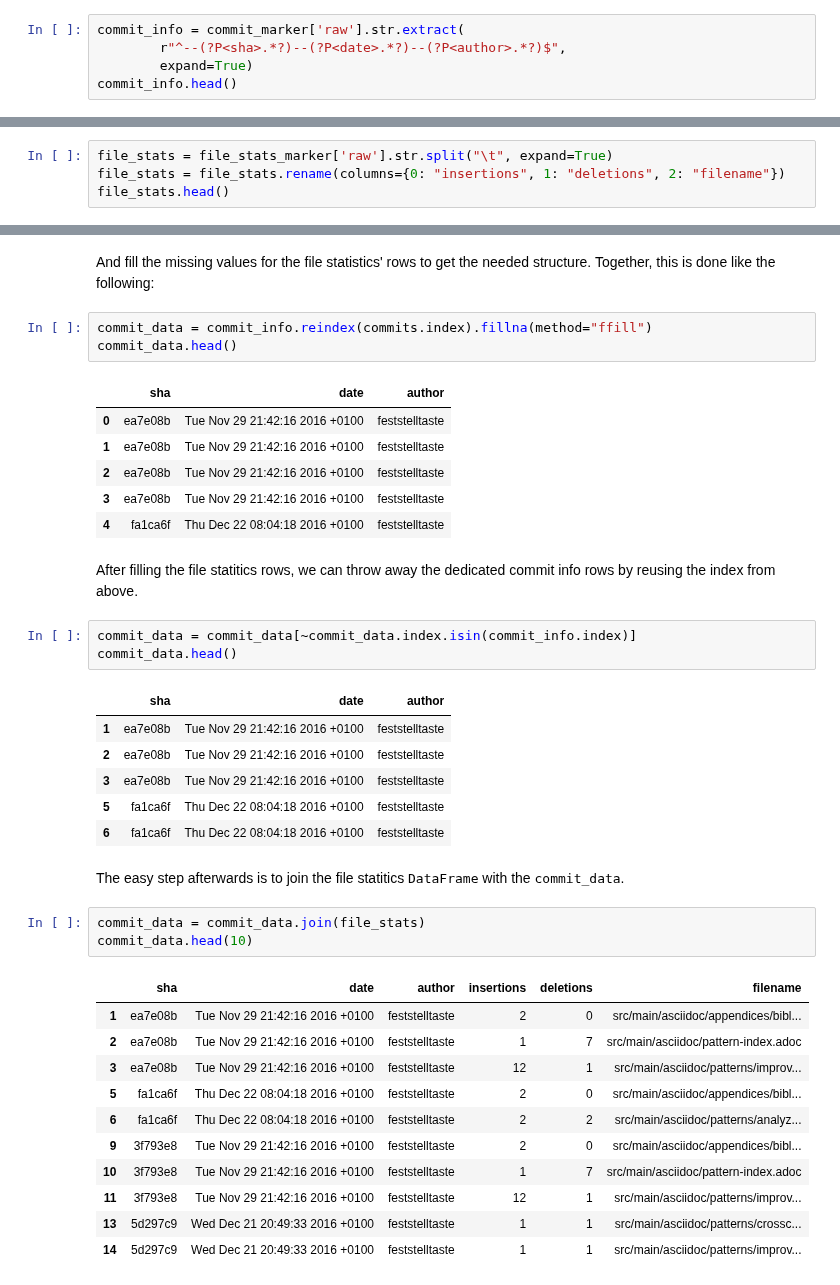
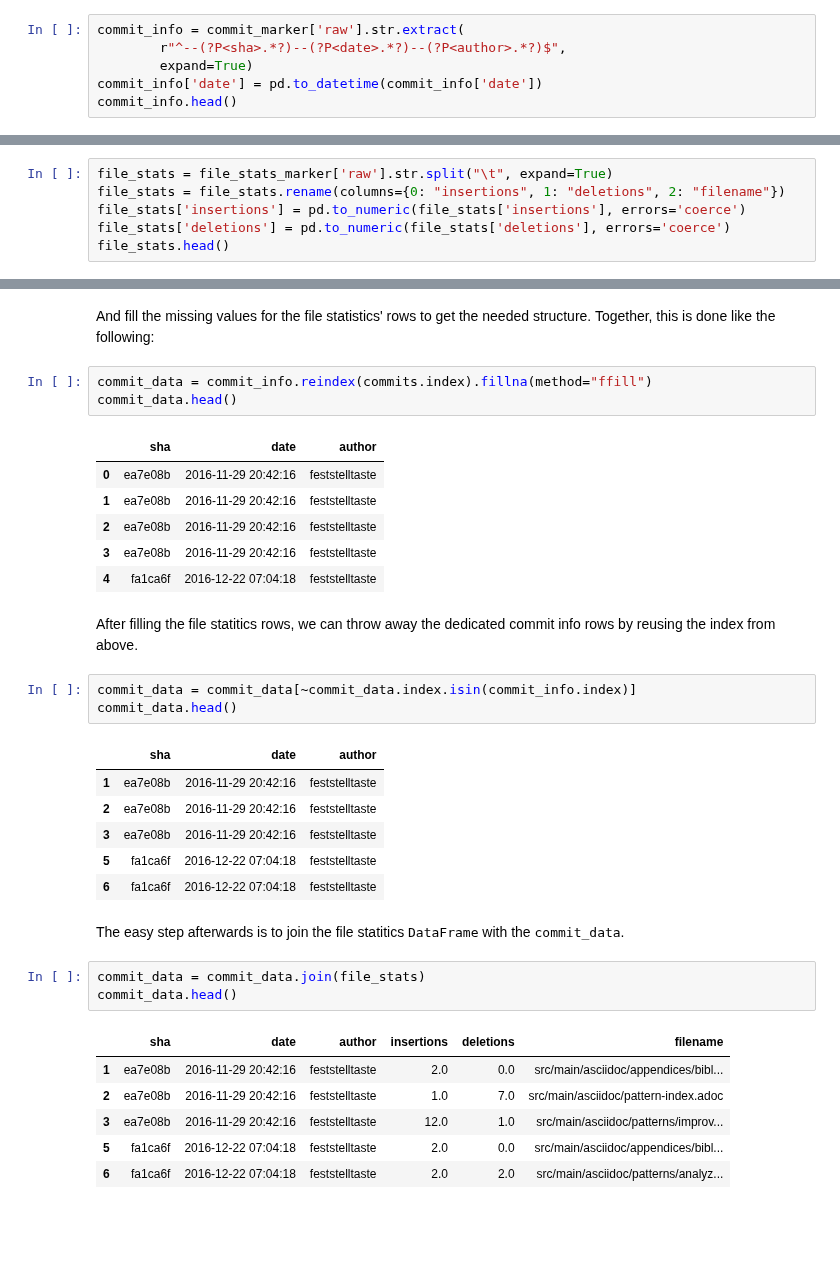
Before and after one commit to feststelltaste/software-analytics, a Jupyter notebook: notebooks/Reading Git commits from a Git log output.ipynb, the cells around one changed output, grey strips where cells are left out. Saved outputs shown, nothing was run; the diff lists cells and outputs as text; blank space fills up the shorter version.

```diff
--- a/notebooks/Reading Git commits from a Git log output.ipynb
+++ b/notebooks/Reading Git commits from a Git log output.ipynb
@@ -78,6 +78,7 @@ We simply store the result into a new <tt>DataFrame</tt> variable.
 commit_info = commit_marker['raw'].str.extract(
         r"^--(?P<sha>.*?)--(?P<date>.*?)--(?P<author>.*?)$",
         expand=True)
+commit_info['date'] = pd.to_datetime(commit_info['date'])
 commit_info.head()
 # %% [output]
 |  | sha | date | author |
@@ -107,6 +108,8 @@ Luckily, the row's data is just a tab separated string that we can easily split
 # %%
 file_stats = file_stats_marker['raw'].str.split("\t", expand=True)
 file_stats = file_stats.rename(columns={0: "insertions", 1: "deletions", 2: "filename"})
+file_stats['insertions'] = pd.to_numeric(file_stats['insertions'], errors='coerce')
+file_stats['deletions'] = pd.to_numeric(file_stats['deletions'], errors='coerce')
 file_stats.head()
 # %% [output]
 |  | insertions | deletions | filename |
@@ -147,11 +150,11 @@ commit_data = commit_info.reindex(commits.index).fillna(method="ffill")
 commit_data.head()
 # %% [output]
 |  | sha | date | author |
-| 0 | ea7e08b | Tue Nov 29 21:42:16 2016 +0100 | feststelltaste |
-| 1 | ea7e08b | Tue Nov 29 21:42:16 2016 +0100 | feststelltaste |
-| 2 | ea7e08b | Tue Nov 29 21:42:16 2016 +0100 | feststelltaste |
-| 3 | ea7e08b | Tue Nov 29 21:42:16 2016 +0100 | feststelltaste |
-| 4 | fa1ca6f | Thu Dec 22 08:04:18 2016 +0100 | feststelltaste |
+| 0 | ea7e08b | 2016-11-29 20:42:16 | feststelltaste |
+| 1 | ea7e08b | 2016-11-29 20:42:16 | feststelltaste |
+| 2 | ea7e08b | 2016-11-29 20:42:16 | feststelltaste |
+| 3 | ea7e08b | 2016-11-29 20:42:16 | feststelltaste |
+| 4 | fa1ca6f | 2016-12-22 07:04:18 | feststelltaste |
 # %% [markdown]
 After filling the file statitics rows, we can throw away the dedicated commit info rows by reusing the index from above.
 # %%
@@ -159,25 +162,20 @@ commit_data = commit_data[~commit_data.index.isin(commit_info.index)]
 commit_data.head()
 # %% [output]
 |  | sha | date | author |
-| 1 | ea7e08b | Tue Nov 29 21:42:16 2016 +0100 | feststelltaste |
-| 2 | ea7e08b | Tue Nov 29 21:42:16 2016 +0100 | feststelltaste |
-| 3 | ea7e08b | Tue Nov 29 21:42:16 2016 +0100 | feststelltaste |
-| 5 | fa1ca6f | Thu Dec 22 08:04:18 2016 +0100 | feststelltaste |
-| 6 | fa1ca6f | Thu Dec 22 08:04:18 2016 +0100 | feststelltaste |
+| 1 | ea7e08b | 2016-11-29 20:42:16 | feststelltaste |
+| 2 | ea7e08b | 2016-11-29 20:42:16 | feststelltaste |
+| 3 | ea7e08b | 2016-11-29 20:42:16 | feststelltaste |
+| 5 | fa1ca6f | 2016-12-22 07:04:18 | feststelltaste |
+| 6 | fa1ca6f | 2016-12-22 07:04:18 | feststelltaste |
 # %% [markdown]
 The easy step afterwards is to join the file statitics <tt>DataFrame</tt> with the <tt>commit_data</tt>.
 # %%
 commit_data = commit_data.join(file_stats)
-commit_data.head(10)
+commit_data.head()
 # %% [output]
 |  | sha | date | author | insertions | deletions | filename |
-| 1 | ea7e08b | Tue Nov 29 21:42:16 2016 +0100 | feststelltaste | 2 | 0 | src/main/asciidoc/appendices/bibl... |
-| 2 | ea7e08b | Tue Nov 29 21:42:16 2016 +0100 | feststelltaste | 1 | 7 | src/main/asciidoc/pattern-index.adoc |
-| 3 | ea7e08b | Tue Nov 29 21:42:16 2016 +0100 | feststelltaste | 12 | 1 | src/main/asciidoc/patterns/improv... |
-| 5 | fa1ca6f | Thu Dec 22 08:04:18 2016 +0100 | feststelltaste | 2 | 0 | src/main/asciidoc/appendices/bibl... |
-| 6 | fa1ca6f | Thu Dec 22 08:04:18 2016 +0100 | feststelltaste | 2 | 2 | src/main/asciidoc/patterns/analyz... |
-| 9 | 3f793e8 | Tue Nov 29 21:42:16 2016 +0100 | feststelltaste | 2 | 0 | src/main/asciidoc/appendices/bibl... |
-| 10 | 3f793e8 | Tue Nov 29 21:42:16 2016 +0100 | feststelltaste | 1 | 7 | src/main/asciidoc/pattern-index.adoc |
-| 11 | 3f793e8 | Tue Nov 29 21:42:16 2016 +0100 | feststelltaste | 12 | 1 | src/main/asciidoc/patterns/improv... |
-| 13 | 5d297c9 | Wed Dec 21 20:49:33 2016 +0100 | feststelltaste | 1 | 1 | src/main/asciidoc/patterns/crossc... |
-| 14 | 5d297c9 | Wed Dec 21 20:49:33 2016 +0100 | feststelltaste | 1 | 1 | src/main/asciidoc/patterns/improv... |
+| 1 | ea7e08b | 2016-11-29 20:42:16 | feststelltaste | 2.0 | 0.0 | src/main/asciidoc/appendices/bibl... |
+| 2 | ea7e08b | 2016-11-29 20:42:16 | feststelltaste | 1.0 | 7.0 | src/main/asciidoc/pattern-index.adoc |
+| 3 | ea7e08b | 2016-11-29 20:42:16 | feststelltaste | 12.0 | 1.0 | src/main/asciidoc/patterns/improv... |
+| 5 | fa1ca6f | 2016-12-22 07:04:18 | feststelltaste | 2.0 | 0.0 | src/main/asciidoc/appendices/bibl... |
+| 6 | fa1ca6f | 2016-12-22 07:04:18 | feststelltaste | 2.0 | 2.0 | src/main/asciidoc/patterns/analyz... |
```
Also changed, not shown: parts of 12 cells of this notebook.
